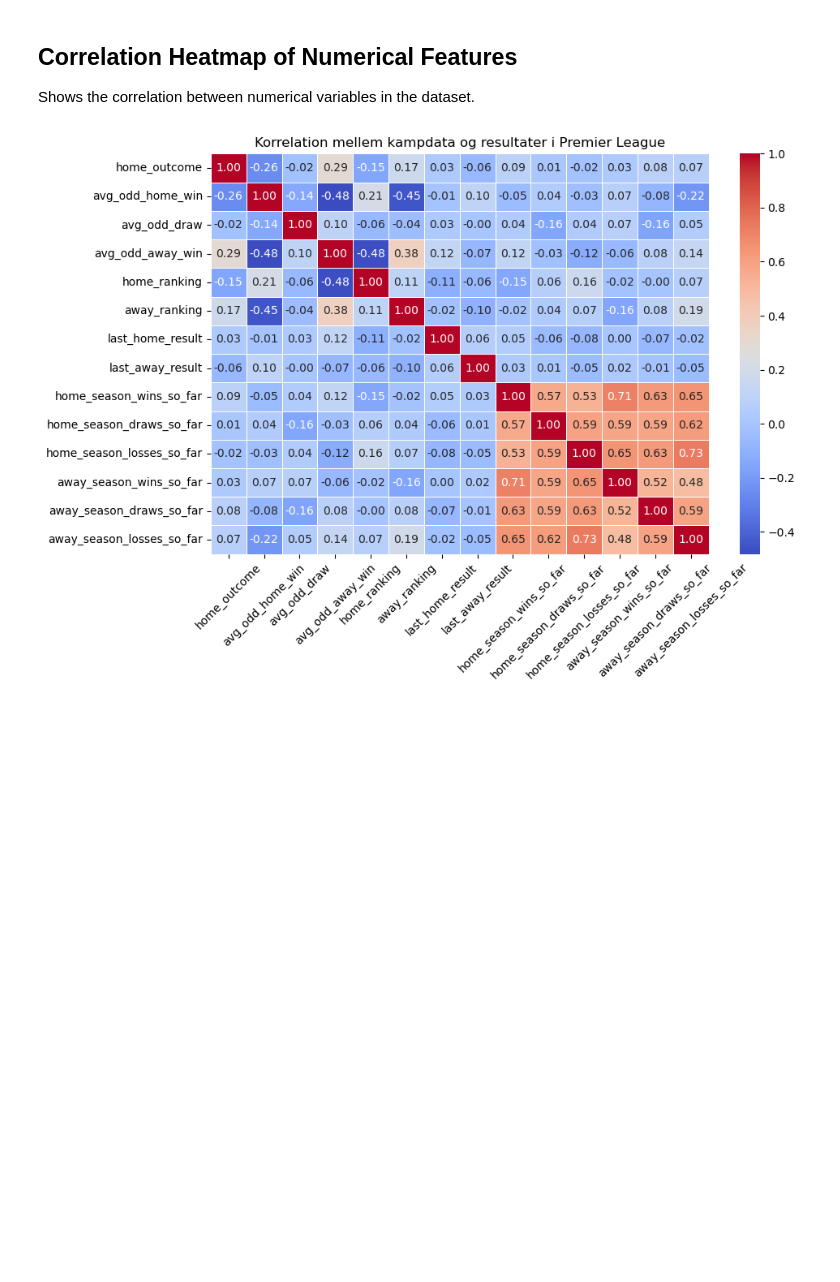
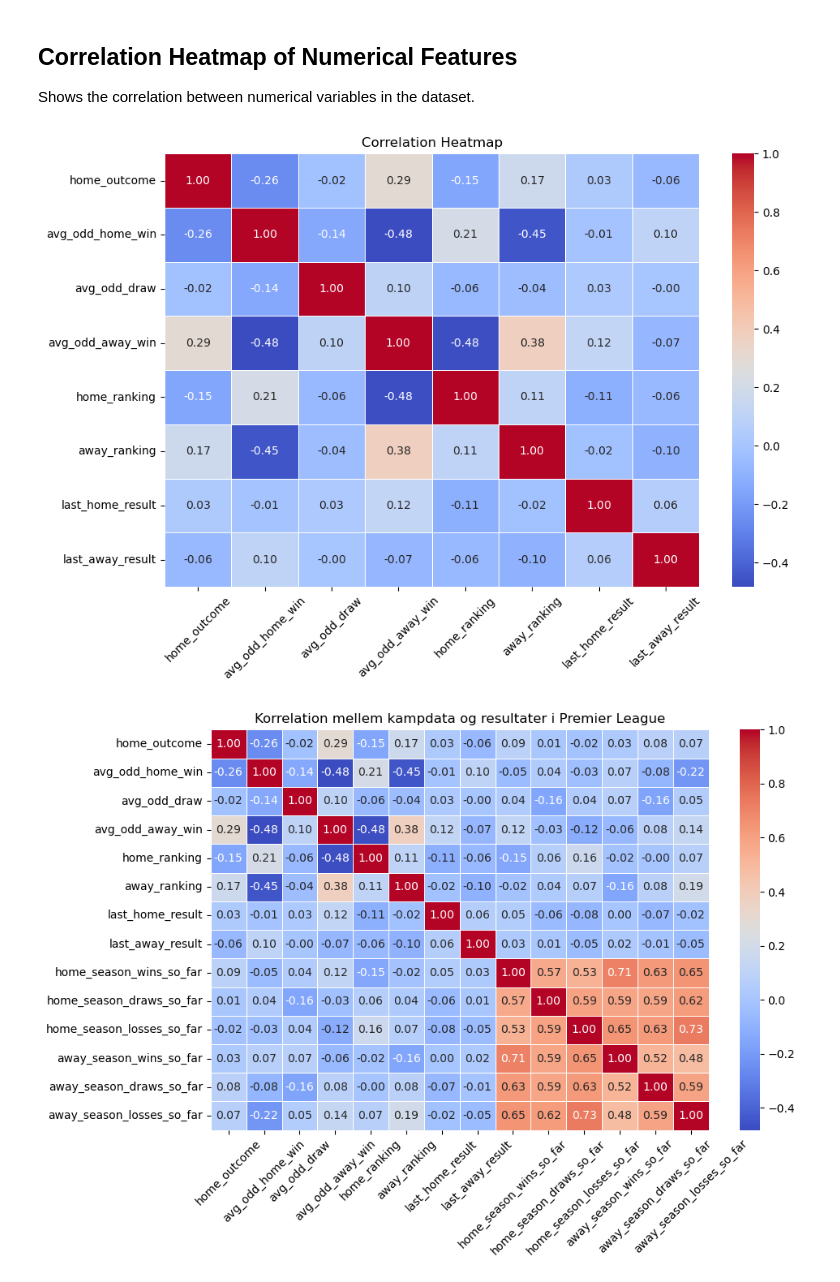
Before and after one commit to peterjanas/betting-BI, a Jupyter notebook: notebook/premier-eda.ipynb, the cells around one changed output. Cells and saved outputs as stored; diff of their text form; code cells hidden in the pictures; blank space fills up the shorter version.

```diff
--- a/notebook/premier-eda.ipynb
+++ b/notebook/premier-eda.ipynb
@@ -209,6 +209,32 @@ The KDE (Kernel Density Estimate) line over each histogram smooths out the distr
 ## Correlation Heatmap of Numerical Features
 
 Shows the correlation between numerical variables in the dataset.
+# %%
+# Load data
+df_new = pd.read_csv('../data/cleaned-premier-label.csv')
+
+# Keep only numerical columns
+only_numerical_df = df_new.select_dtypes(include='number')
+
+# Drop season total columns
+season_totals = [
+    "home_season_wins_so_far", "home_season_draws_so_far", "home_season_losses_so_far",
+    "away_season_wins_so_far", "away_season_draws_so_far", "away_season_losses_so_far"
+]
+only_numerical_df = only_numerical_df.drop(columns=season_totals, errors="ignore")
+
+# Calculate correlation matrix
+corr = only_numerical_df.corr()
+
+# Plot heatmap
+plt.figure(figsize=(10, 7))
+sns.heatmap(corr, annot=True, cmap='coolwarm', fmt=".2f", linewidths=0.5)
+plt.title('Correlation Heatmap')
+plt.xticks(rotation=45)
+plt.tight_layout()
+plt.show()
+# %% [output]
+[figure, added]
 # %%
 # Re-define df_new due to previous kernel reset
 df_new = pd.read_csv('../data/cleaned-premier-label.csv')
```
Also changed, not shown: 4 other files.
